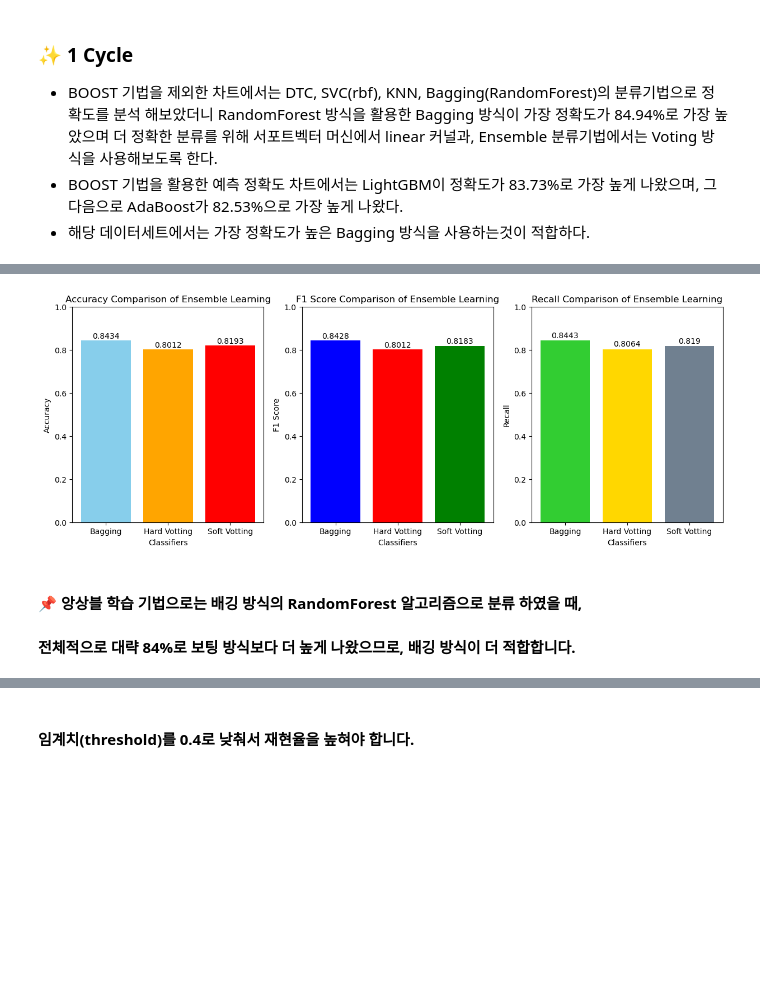
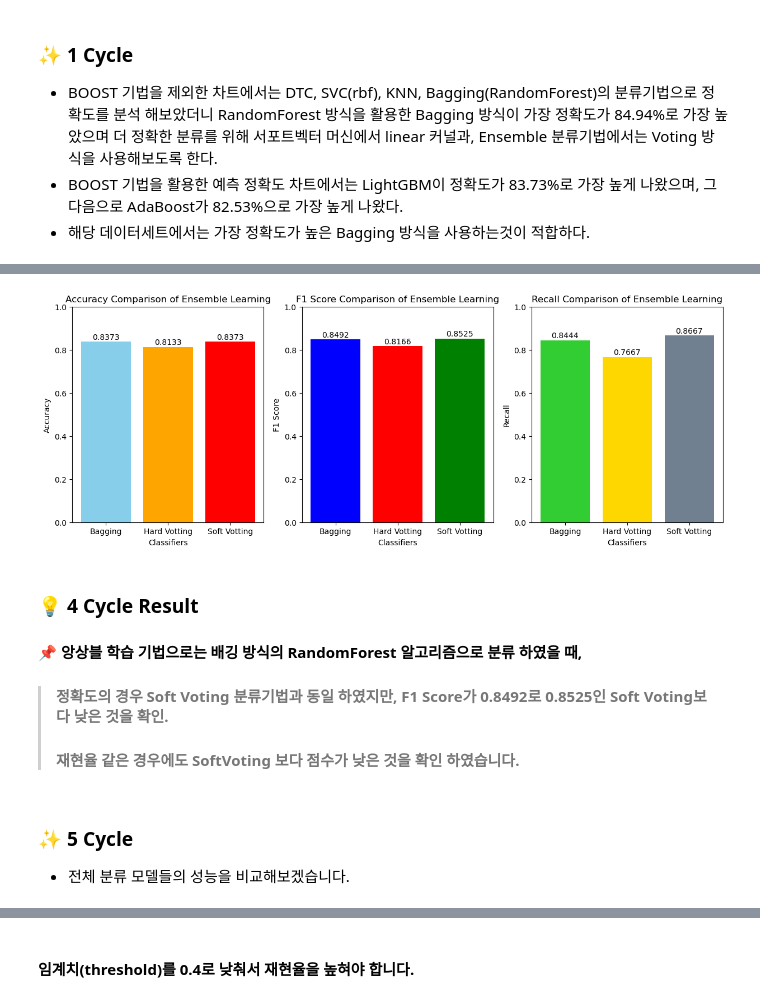
Before and after one commit to dosel70/Mashine_Learning-Classifier-, a Jupyter notebook: Classifier Project/ClassifierProject-HeartAttack.ipynb, the cells around one changed output, grey strips where cells are left out. Saved outputs shown, nothing was run; the diff lists cells and outputs as text; code cells hidden in the pictures; blank space fills up the shorter version.

```diff
--- a/Classifier Project/ClassifierProject-HeartAttack.ipynb
+++ b/Classifier Project/ClassifierProject-HeartAttack.ipynb
@@ -1154,7 +1258,15 @@ RestingBP: -0.0014
 ### SVC-linear 사용하여 예측
 # %%
-svc = SVC(C=100, kernel='linear', probability=True)
+# SVC 파라미터 선언 (커널을 linear로 설정)
+svc_parameters = {'svc__C': [0.01, 0.1, 1, 10, 100],
+                  'svc__kernel': ['linear']
+                 }
 
-svc_l_pipe = Pipeline([('standard_scaler', StandardScaler()), ('svc', svc)])
-svc_l_pipe.fit(X_train_over, y_train_over)
+# SVC 클래스 설정 (커널을 linear로 설정)
+svc = SVC(kernel='linear', probability=True)
+
+# SVC 파이프라인 구축, 교차 검증 수행
+svc_l_pipe = Pipeline([('svc', svc)])
+g_svc = GridSearchCV(svc_pipe, param_grid=svc_parameters, cv=5, refit=True, return_train_score=True, n_jobs=-1)
+g_svc.fit(X_train_over, y_train_over)
 # %% [output]
@@ -1163,9 +1291,11 @@ Pipeline(steps=[('standard_scaler', StandardScaler()),
 # %%
-svc_l_prediction = svc_l_pipe.predict(X_test.values)
+svc_l = g_svc.best_estimator_
+svc_l_prediction = svc_l.predict(X_test)
 svc_l_score = accuracy_score(y_test, svc_l_prediction)
-svc_l_recall = recall_score(y_test, svc_l_prediction, average='macro')
-svc_l_f1 = f1_score(y_test, svc_l_prediction, average='macro')
+svc_l_recall = recall_score(y_test, svc_l_prediction)
+svc_l_f1 = f1_score(y_test, svc_l_prediction)
 
+print('SVC(linear)')
 print(f'정확도 : {svc_l_score}')
 print(f'재현율 : {svc_l_recall}')
 print(f'F1 Score : {svc_l_f1}')
@@ -1306,8 +1453,8 @@ VotingClassifier(estimators=[('dtc',
 # %%
 vc_s_prediction = vc_soft.predict(X_test)
 vc_s_score = accuracy_score(y_test, vc_s_prediction)
-vc_s_recall = recall_score(y_test, vc_s_prediction, average='macro')
-vc_s_f1 = f1_score(y_test, vc_s_prediction, average='macro')
+vc_s_recall = recall_score(y_test, vc_s_prediction)
+vc_s_f1 = f1_score(y_test, vc_s_prediction)
 
 print(f'정확도 : {vc_s_score}')
 print(f'재현율 : {vc_s_recall}')
@@ -1320,8 +1467,8 @@ F1 Score : 0.8183277396760542
 # %%
 vc_prediction = vc.predict(X_test)
 vc_score = accuracy_score(y_test, vc_prediction)
-vc_recall = recall_score(y_test, vc_prediction, average='macro')
-vc_f1 = f1_score(y_test, vc_prediction, average='macro')
+vc_recall = recall_score(y_test, vc_prediction)
+vc_f1 = f1_score(y_test, vc_prediction)
 
 print(f'정확도 : {vc_score}')
 print(f'재현율 : {vc_recall}')
@@ -1418,38 +1578,46 @@ accuracies = [rfc_score,
 
 recalls = [rfc_recall, vc_recall, vc_s_recall]
 f1s = [rfc_f1, vc_f1, vc_s_f1]
 
 classifiers = ['Bagging', 'Hard Votting', 'Soft Votting']
 for i, v in enumerate(accuracies):
     axes[0].text(i, v + 0.01, str(round(v, 4)), color='black', ha='center')
     axes[0].bar(classifiers, accuracies, color=colors)
     axes[0].set_xlabel('Classifiers')
     axes[0].set_ylabel('Accuracy')
     axes[0].set_title('Accuracy Comparison of Ensemble Learning')
     axes[0].set_ylim(0, 1)  # y축 범위 설정
 
 for i, v in enumerate(f1s):
     axes[1].text(i, v + 0.01, str(round(v, 4)), color='black', ha='center')
     axes[1].bar(classifiers, f1s, color=f1_colors)
     axes[1].set_xlabel('Classifiers')
     axes[1].set_ylabel('F1 Score')
     axes[1].set_title('F1 Score Comparison of Ensemble Learning')
     axes[1].set_ylim(0, 1)  # y축 범위 설정
 
 for i, v in enumerate(recalls):
     axes[2].text(i, v + 0.01, str(round(v, 4)), color='black', ha='center')
-    axes[2].bar(classifiers, f1s, color=r_colors)
+    axes[2].bar(classifiers, recalls, color=r_colors)
     axes[2].set_xlabel('Classifiers')
     axes[2].set_ylabel('Recall')
     axes[2].set_title('Recall Comparison of Ensemble Learning')
     axes[2].set_ylim(0, 1)  # y축 범위 설정
 
 plt.show()
 # %% [output]
-[figure, old version]
+[figure, new version]
 # %% [markdown]
+### 💡 4 Cycle Result
 #### 📌 앙상블 학습 기법으로는 배깅 방식의 RandomForest 알고리즘으로 분류 하였을 때,
-#### 전체적으로 대략 84%로 보팅 방식보다 더 높게 나왔으므로, 배깅 방식이 더 적합합니다.
+>
+> #### 정확도의 경우 Soft Voting 분류기법과 동일 하였지만, F1 Score가 0.8492로 0.8525인 Soft Voting보다 낮은 것을 확인.
+>
+>
+> #### 재현율 같은 경우에도 SoftVoting 보다 점수가 낮은 것을 확인 하였습니다.
+# %% [markdown]
+### ✨ 5 Cycle
+- 전체 분류 모델들의 성능을 비교해보겠습니다.
 # %%
 fig, axes = plt.subplots(nrows=1, ncols=2, figsize=(15, 6))
 
```
Also changed, not shown: parts of 107 cells of this notebook, 13 other files.
